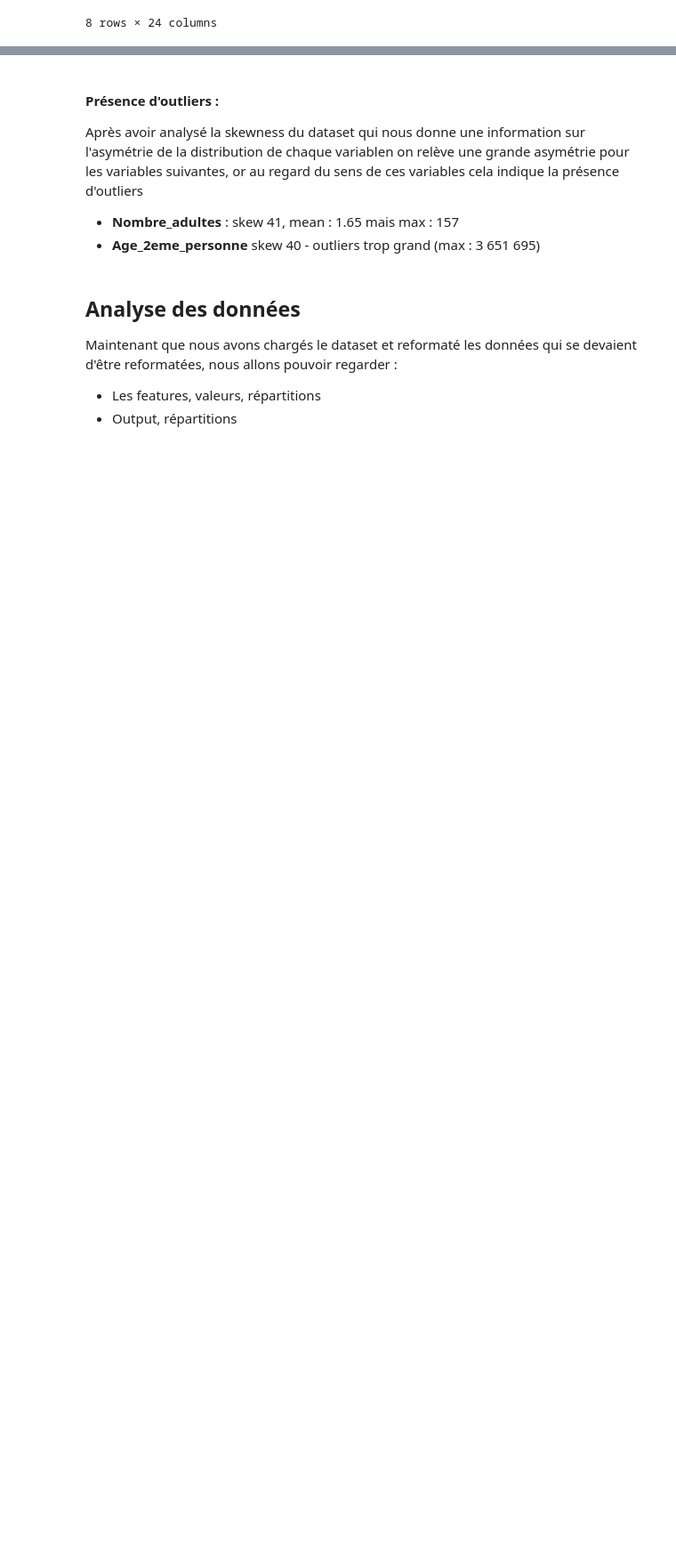
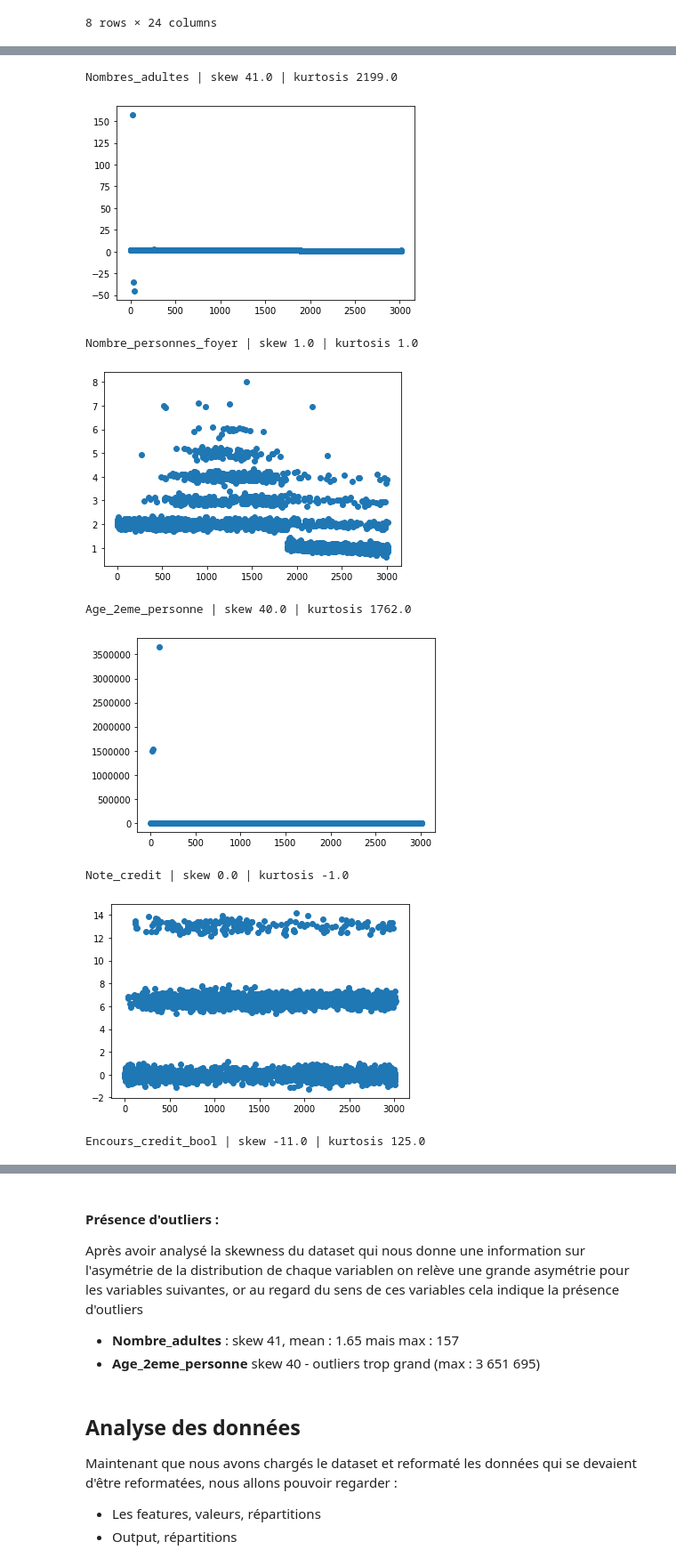
Before and after one commit to keyserwood/ILBRecruitmentProcess, a Jupyter notebook: 1.0-er-ilb_lab_test_technique2.ipynb, the cells around one changed output, grey strips where cells are left out. Shown at 89% size. Saved outputs shown, nothing was run; the diff lists cells and outputs as text; code cells hidden in the pictures; blank space fills up the shorter version.

Commit message:
Added scatter plot for all features

```diff
--- a/1.0-er-ilb_lab_test_technique2.ipynb
+++ b/1.0-er-ilb_lab_test_technique2.ipynb
@@ -248,0 +276,16 @@ dtype: float64
+# %%
+for (i,cols) in enumerate(df.skew().index[1:]):
+    ## Selection de toutes les features sauf ID
+    print(f'{cols} | skew {round(df.skew().values[i+1])} | kurtosis {round(df.kurtosis().values[i+1])}')
+    plt.scatter(df.index,df[cols])
+    plt.show()
+# %% [output]
+Nombres_adultes | skew 41.0 | kurtosis 2199.0
+[figure, added]
+Nombre_personnes_foyer | skew 1.0 | kurtosis 1.0
+[figure, added]
+Age_2eme_personne | skew 40.0 | kurtosis 1762.0
+[figure, added]
+Note_credit | skew 0.0 | kurtosis -1.0
+[figure, added]
+Encours_credit_bool | skew -11.0 | kurtosis 125.0
```
Also changed, not shown: parts of 13 cells of this notebook.
